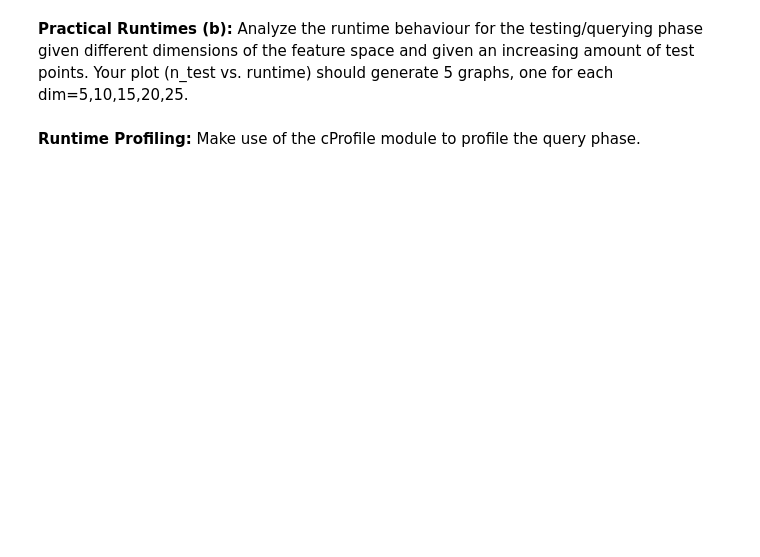
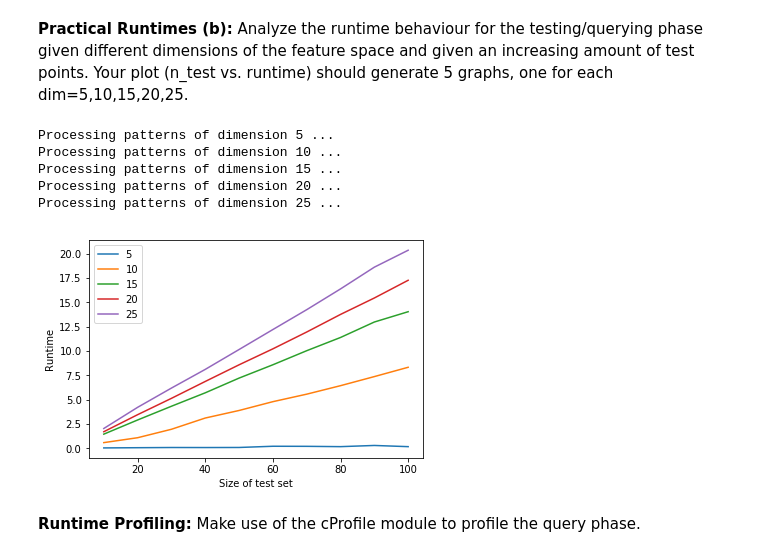
Before and after one commit to iblucher/LSDA18, a Jupyter notebook: HW2/kd_trees.ipynb, the cells around one changed output. Drawn from its saved outputs; the diff is of its cells as text; code cells hidden in the pictures; blank space fills up the shorter version.

```diff
--- a/HW2/kd_trees.ipynb
+++ b/HW2/kd_trees.ipynb
@@ -314,3 +328,43 @@ dims = [5,10,15,20,25]
+# %%
+n_train = 10000
+n_tests = [i*10 for i in range(1,11)]
+dims = [5,10,15,20,25]
+
+# YOUR RUNTIME MEASUREMENTS AND GRAPHS HERE
+# (note: the runtime experiment might take some minutes)
+for dim in dims:
+
+    print("Processing patterns of dimension {} ...".format(dim))
+
+    # YOUR RUNTIME MEASUREMENTS AND GRAPHS HERE
+    #
+    # for each n_train in n_trains, do
+    # - generate training set X_train of size n_train and dimensionality dim
+    # - create a k-d tree object tree
+    # - measure time needed for tree.fit(X_train)
+    # - create runtime graph; all graphs should be in the same plot
+    t = []
+    for n in n_tests:
+        Xtrain, Xtest = get_datasets(n_train, n, dim)
+        tree = KDTree(leaf_size = 20)
+        tree.fit(Xtrain)
+        start = time.clock()
+        dists, indices = tree.query(Xtest, k=3)
+        elapsed = time.clock() - start
+        t.append(elapsed)
+    plt.plot(n_tests, t, label = dim)
+
+plt.legend()
+plt.xlabel('Size of test set')
+plt.ylabel('Runtime')
+plt.show()
+# %% [output]
+Processing patterns of dimension 5 ...
+Processing patterns of dimension 10 ...
+Processing patterns of dimension 15 ...
+Processing patterns of dimension 20 ...
+Processing patterns of dimension 25 ...
+[figure, added]
 # %% [markdown]
 **Runtime Profiling:** Make use of the cProfile module to profile the query phase.
 # %%
```
Also changed, not shown: parts of 4 cells of this notebook.
